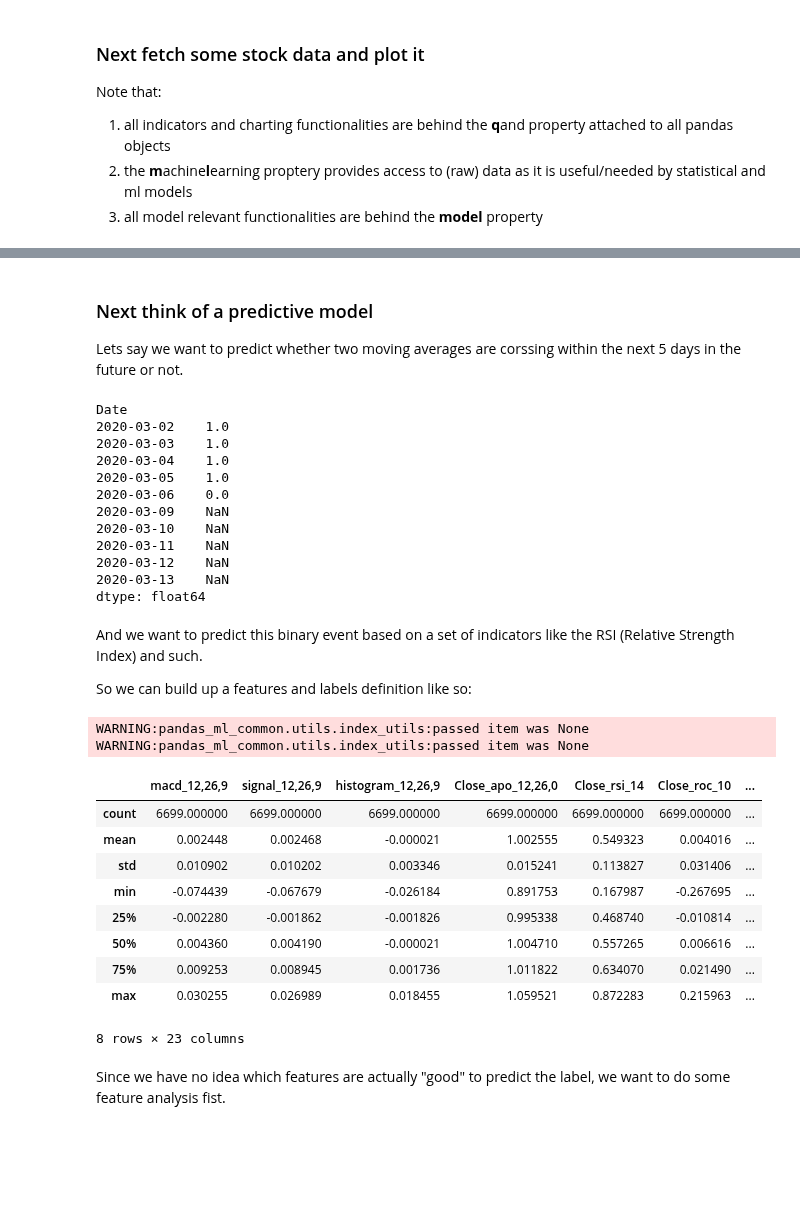
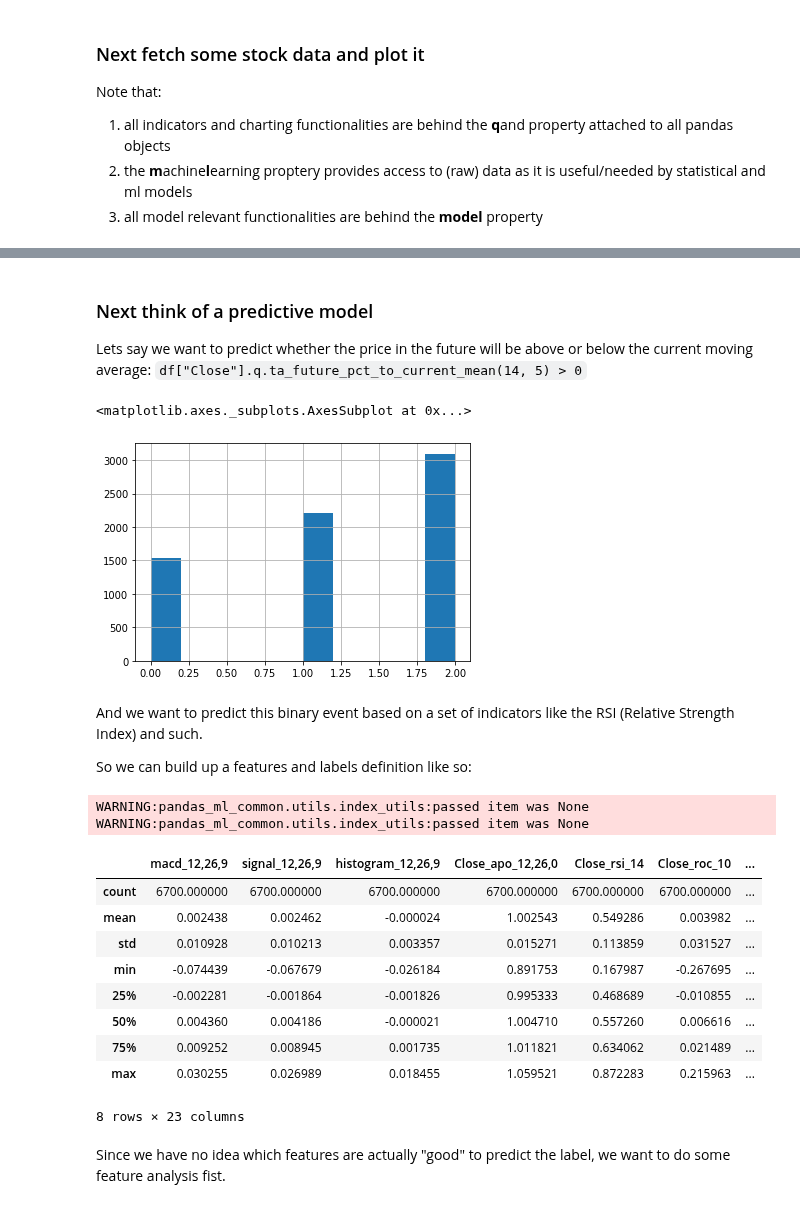
Before and after one commit to KIC/pandas-ml-quant, a Jupyter notebook: Readme.ipynb, the cells around one changed output, grey strips where cells are left out. Cells and saved outputs as stored; diff of their text form; code cells hidden in the pictures; blank space fills up the shorter version.

```diff
--- a/Readme.ipynb
+++ b/Readme.ipynb
@@ -49,28 +49,13 @@ plt.line(df[-100:]["Volume"].q.ta_sma(period=20), panel=1)
 # %% [markdown]
 ### Next think of a predictive model
-Lets say we want to predict whether two moving averages are corssing within the next 5 days in the future or not.
+Lets say we want to predict whether the price in the future will be above or below the current moving average:
+`df["Close"].q.ta_future_pct_to_current_mean(14, 5) > 0`
 # %%
 # NOTE all technical analysis starts with the "ta_" prefix
-df["Close"].q.ta_sma(period=60)\
-           .q.ta_cross(df["Close"].q.ta_sma(period=20))\
-           .q.ta_rnn([1,2,3,4,5])\
-           .abs()\
-           .sum(axis=1)\
-           .shift(-5)\
-           .tail(10)
+df["Close"].q.ta_future_bband_quantile().hist()
 # %% [output]
-Date
-2020-03-02    1.0
-2020-03-03    1.0
-2020-03-04    1.0
-2020-03-05    1.0
-2020-03-06    0.0
-2020-03-09    NaN
-2020-03-10    NaN
-2020-03-11    NaN
-2020-03-12    NaN
-2020-03-13    NaN
-dtype: float64
+<matplotlib.axes._subplots.AxesSubplot at 0x...>
+[figure, added]
 # %% [markdown]
 And we want to predict this binary event based on a set of indicators like the RSI (Relative Strength Index) and such.
 
@@ -80,47 +65,41 @@ fnl = FeaturesAndLabels(
     features=[
         lambda df: df["Close"].q.ta_macd(),
         lambda df: df["Close"].q.ta_apo(),
         lambda df: df["Close"].q.ta_rsi(),
         lambda df: df["Close"].q.ta_roc(),
         lambda df: df["Close"].q.ta_trix(),
         lambda df: df["Close"].q.ta_ppo(),
         lambda df: df["Close"].pct_change().q.ta_zscore() / 4.,
         lambda df: df["Close"].q.ta_week_day(),
         lambda df: df["Close"].q.ta_week(),
         lambda df: df["Close"].q.ta_up_down_volatility_ratio(),
         lambda df: df.q.ta_adx(),
         lambda df: df.q.ta_atr(),
         lambda df: df.q.ta_tr(),
         lambda df: df.q.ta_williams_R(),
         lambda df: df.q.ta_ultimate_osc(),
         lambda df: df.q.ta_bop(),
         lambda df: df.q.ta_cci(),
     ],
     labels=[
-        lambda df: df["Close"].q.ta_sma(period=60)\
-                              .q.ta_cross(df["Close"].q.ta_sma(period=20))\
-                              .q.ta_rnn([1,2,3,4,5])\
-                              .abs()\
-                              .sum(axis=1)\
-                              .shift(-5)\
-                              .astype(bool)
+        lambda df: df["Close"].q.ta_future_pct_to_current_mean(14, 5) > 0
     ]
 )
 
 # NOTE the df.ml property provides access to (raw) data as it is useful/needed by statistical models
 features, labels, targets, weights = df.ml.extract(fnl)
 features.describe()
 # %% [output]
 WARNING:pandas_ml_common.utils.index_utils:passed item was None
 WARNING:pandas_ml_common.utils.index_utils:passed item was None
 |  | macd_12,26,9 | signal_12,26,9 | histogram_12,26,9 | Close_apo_12,26,0 | Close_rsi_14 | Close_roc_10 | ... |
-| count | 6699.000000 | 6699.000000 | 6699.000000 | 6699.000000 | 6699.000000 | 6699.000000 | ... |
-| mean | 0.002448 | 0.002468 | -0.000021 | 1.002555 | 0.549323 | 0.004016 | ... |
-| std | 0.010902 | 0.010202 | 0.003346 | 0.015241 | 0.113827 | 0.031406 | ... |
+| count | 6700.000000 | 6700.000000 | 6700.000000 | 6700.000000 | 6700.000000 | 6700.000000 | ... |
+| mean | 0.002438 | 0.002462 | -0.000024 | 1.002543 | 0.549286 | 0.003982 | ... |
+| std | 0.010928 | 0.010213 | 0.003357 | 0.015271 | 0.113859 | 0.031527 | ... |
 | min | -0.074439 | -0.067679 | -0.026184 | 0.891753 | 0.167987 | -0.267695 | ... |
-| 25% | -0.002280 | -0.001862 | -0.001826 | 0.995338 | 0.468740 | -0.010814 | ... |
-| 50% | 0.004360 | 0.004190 | -0.000021 | 1.004710 | 0.557265 | 0.006616 | ... |
-| 75% | 0.009253 | 0.008945 | 0.001736 | 1.011822 | 0.634070 | 0.021490 | ... |
+| 25% | -0.002281 | -0.001864 | -0.001826 | 0.995333 | 0.468689 | -0.010855 | ... |
+| 50% | 0.004360 | 0.004186 | -0.000021 | 1.004710 | 0.557260 | 0.006616 | ... |
+| 75% | 0.009252 | 0.008945 | 0.001735 | 1.011821 | 0.634062 | 0.021489 | ... |
 | max | 0.030255 | 0.026989 | 0.018455 | 1.059521 | 0.872283 | 0.215963 | ... |
 8 rows × 23 columns
 # %% [markdown]
```
Also changed, not shown: parts of 9 cells of this notebook, 9 other files.
